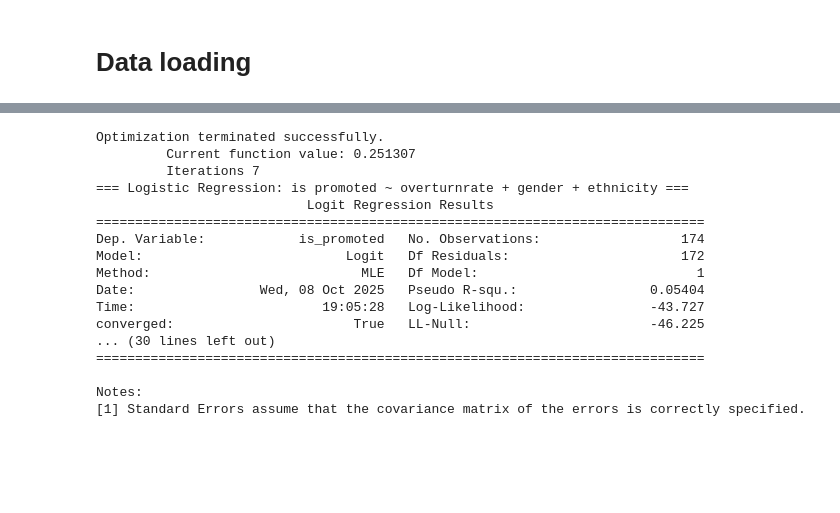
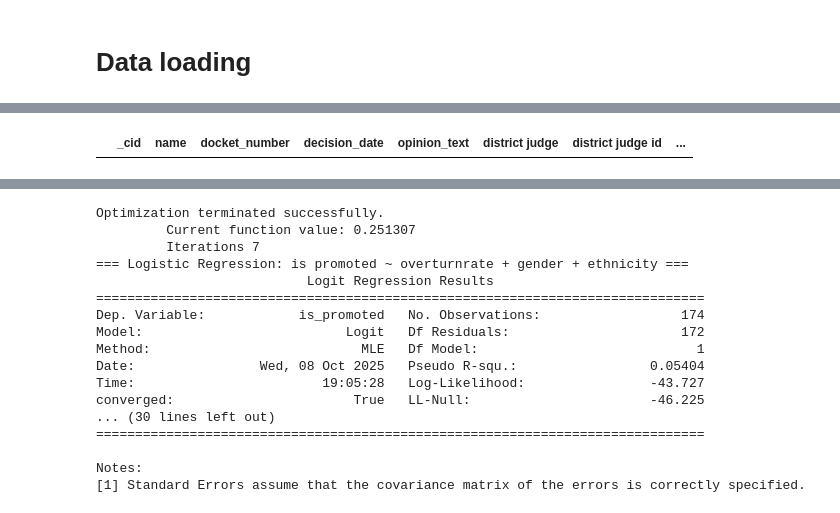
Before and after one commit to ilyadavidson/judge_project, a Jupyter notebook: inference.ipynb, the cells around one changed output, grey strips where cells are left out. Saved outputs shown, nothing was run; the diff lists cells and outputs as text; code cells hidden in the pictures; blank space fills up the shorter version.

```diff
--- a/inference.ipynb
+++ b/inference.ipynb
@@ -48,0 +273,4 @@ Found 28 parquet files for pattern: data/parquet_files/CAP_data_*.parquet
+# %%
+cl[cl['unique_id']=='CL_7190']
+# %% [output]
+|  | _cid | name | docket_number | decision_date | opinion_text | district judge | district judge id | ... |
```
Also changed, not shown: parts of 35 cells of this notebook, 9 other files.
